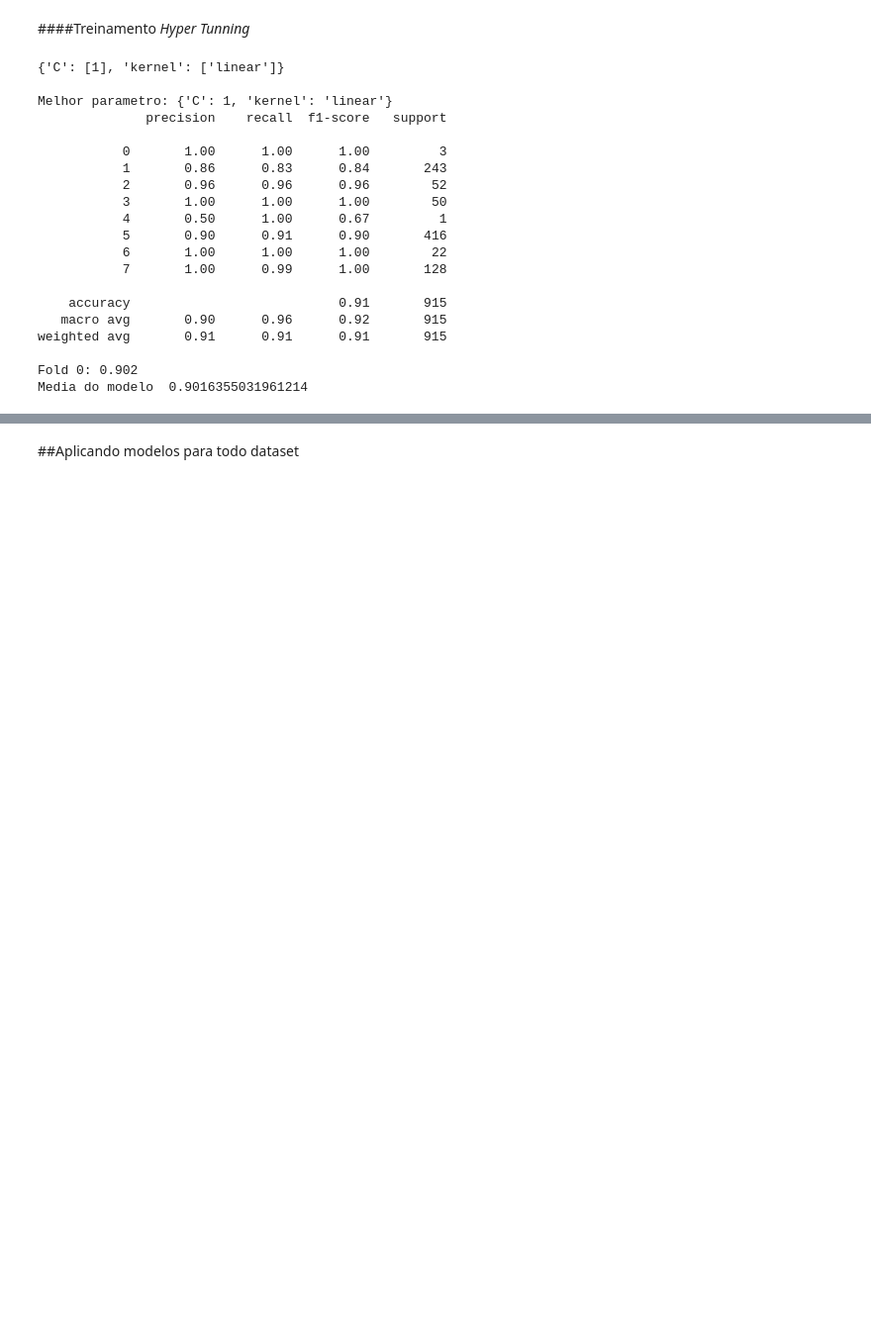
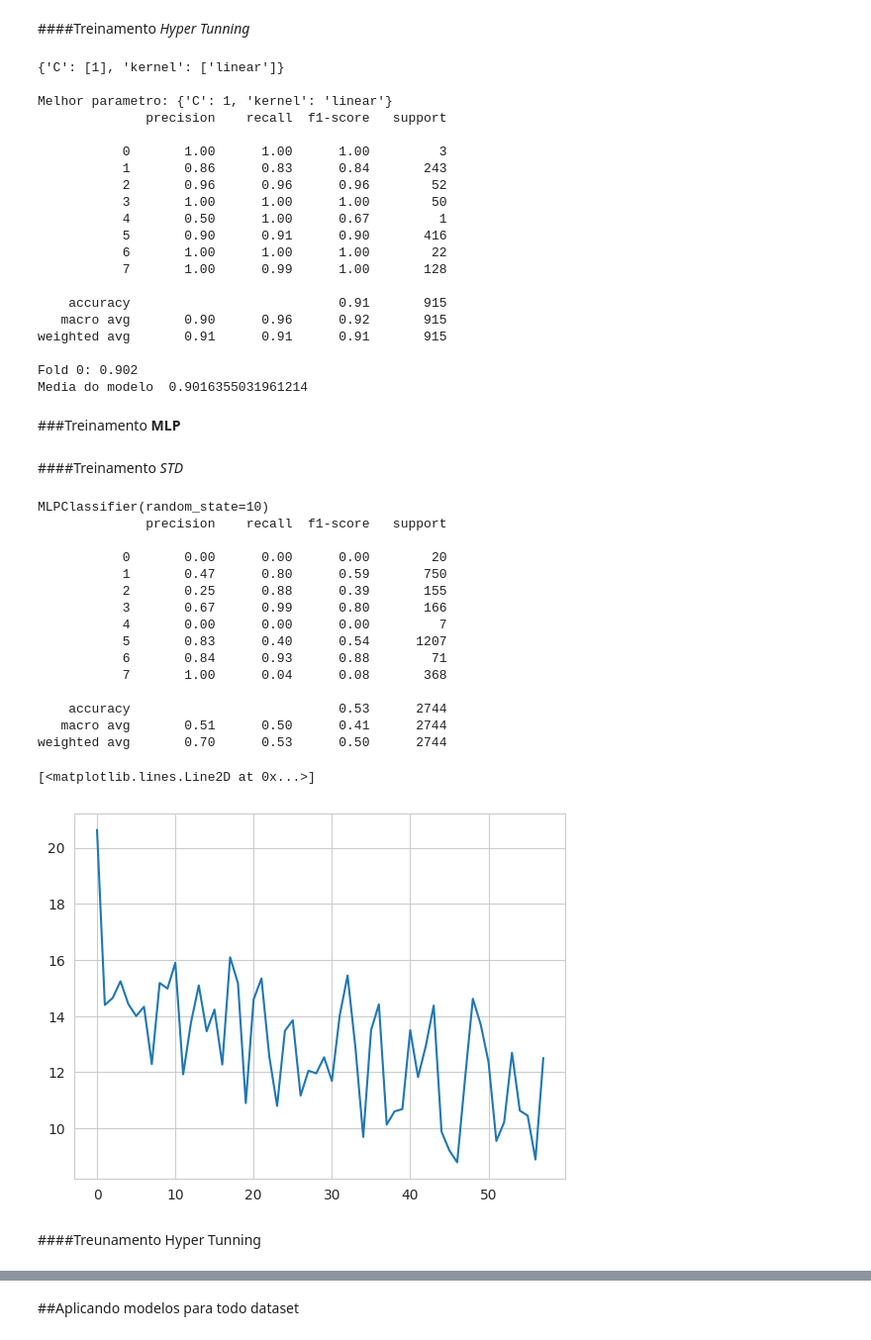
Before and after one commit to RenanSerraC/Machine_Learning_PES, a Jupyter notebook: ML_Project.ipynb, the cells around one changed output, grey strips where cells are left out. Shown at 99% size. Cells and saved outputs as stored; diff of their text form; code cells hidden in the pictures; blank space fills up the shorter version.

```diff
--- a/ML_Project.ipynb
+++ b/ML_Project.ipynb
@@ -380,3 +390,41 @@ weighted avg       0.91      0.91      0.91       915
 
 Fold 0: 0.902
 Media do modelo  0.9016355031961214
+# %% [markdown]
+###Treinamento **MLP**
+# %% [markdown]
+####Treinamento *STD*
+# %%
+#MLP STD
+
+#Separando o conjunto de dados em treinamento e teste
+X_train, X_test, y_train, y_test = train_test_split(X, y, test_size=0.3)
+
+model = MLPClassifier()
+
+model.fit(X_train, y_train)
+
+print(model)
+
+print(classification_report(y_test, model.predict(X_test)))
+plt.plot(model.loss_curve_)
+# %% [output]
+MLPClassifier(random_state=10)
+              precision    recall  f1-score   support
+
+           0       0.00      0.00      0.00        20
+           1       0.47      0.80      0.59       750
+           2       0.25      0.88      0.39       155
+           3       0.67      0.99      0.80       166
+           4       0.00      0.00      0.00         7
+           5       0.83      0.40      0.54      1207
+           6       0.84      0.93      0.88        71
+           7       1.00      0.04      0.08       368
+
+    accuracy                           0.53      2744
+   macro avg       0.51      0.50      0.41      2744
+weighted avg       0.70      0.53      0.50      2744
+[<matplotlib.lines.Line2D at 0x...>]
+[figure, added]
+# %% [markdown]
+####Treunamento Hyper Tunning
```
Also changed, not shown: parts of 4 cells of this notebook.
